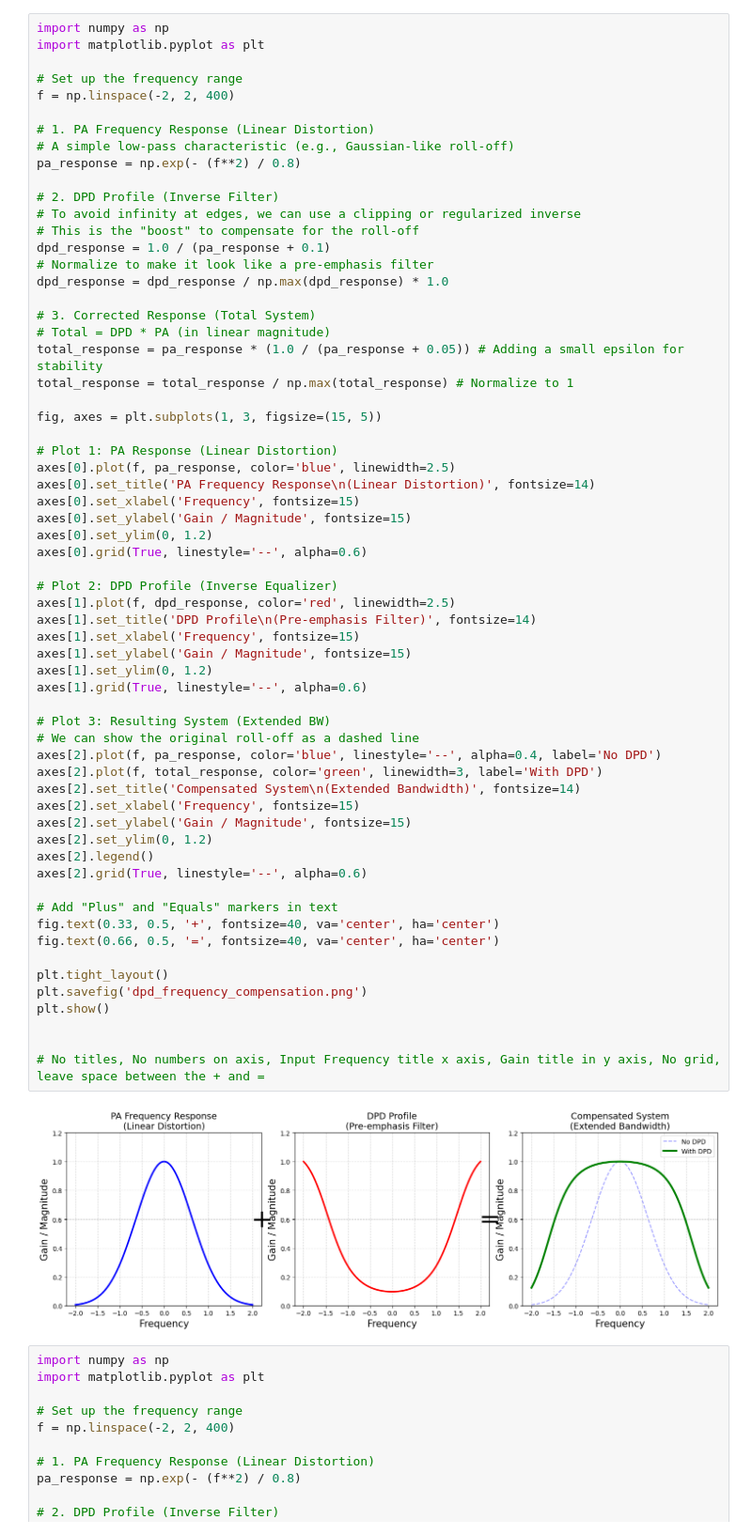
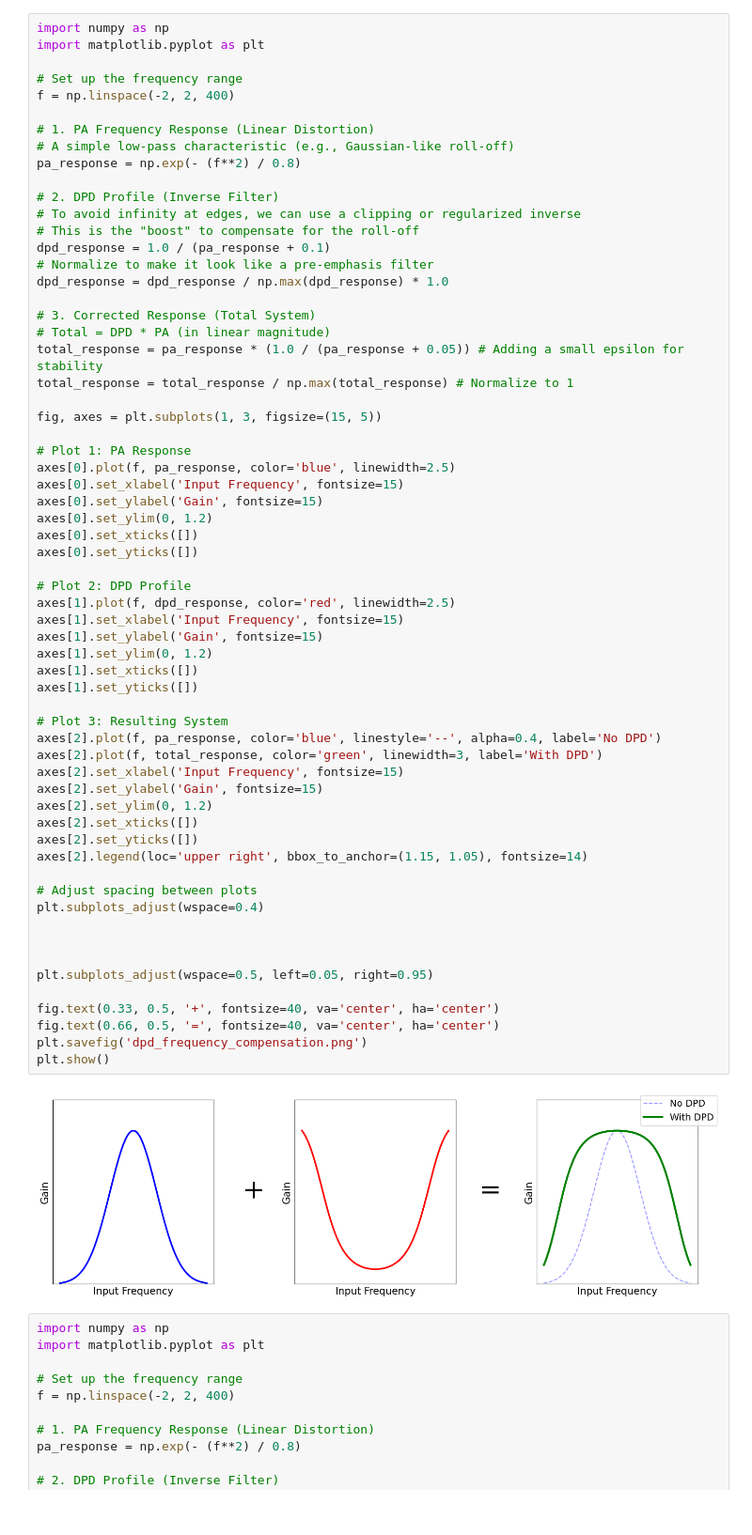
Before and after one commit to abdalrahimnaser/FYP, a Jupyter notebook: Experiementation/Plot_for_presentation.ipynb, the cells around one changed output. Shown at 94% size. Saved outputs shown, nothing was run; the diff lists cells and outputs as text.

```diff
--- a/Experiementation/Plot_for_presentation.ipynb
+++ b/Experiementation/Plot_for_presentation.ipynb
@@ -11,57 +11,57 @@ pa_response = np.exp(- (f**2) / 0.8)
 
 # 2. DPD Profile (Inverse Filter)
 # To avoid infinity at edges, we can use a clipping or regularized inverse
 # This is the "boost" to compensate for the roll-off
 dpd_response = 1.0 / (pa_response + 0.1)
 # Normalize to make it look like a pre-emphasis filter
 dpd_response = dpd_response / np.max(dpd_response) * 1.0
 
 # 3. Corrected Response (Total System)
 # Total = DPD * PA (in linear magnitude)
 total_response = pa_response * (1.0 / (pa_response + 0.05)) # Adding a small epsilon for stability
 total_response = total_response / np.max(total_response) # Normalize to 1
 
 fig, axes = plt.subplots(1, 3, figsize=(15, 5))
 
-# Plot 1: PA Response (Linear Distortion)
+# Plot 1: PA Response
 axes[0].plot(f, pa_response, color='blue', linewidth=2.5)
-axes[0].set_title('PA Frequency Response\n(Linear Distortion)', fontsize=14)
-axes[0].set_xlabel('Frequency', fontsize=15)
-axes[0].set_ylabel('Gain / Magnitude', fontsize=15)
+axes[0].set_xlabel('Input Frequency', fontsize=15)
+axes[0].set_ylabel('Gain', fontsize=15)
 axes[0].set_ylim(0, 1.2)
-axes[0].grid(True, linestyle='--', alpha=0.6)
+axes[0].set_xticks([])
+axes[0].set_yticks([])
 
-# Plot 2: DPD Profile (Inverse Equalizer)
+# Plot 2: DPD Profile
 axes[1].plot(f, dpd_response, color='red', linewidth=2.5)
-axes[1].set_title('DPD Profile\n(Pre-emphasis Filter)', fontsize=14)
-axes[1].set_xlabel('Frequency', fontsize=15)
-axes[1].set_ylabel('Gain / Magnitude', fontsize=15)
+axes[1].set_xlabel('Input Frequency', fontsize=15)
+axes[1].set_ylabel('Gain', fontsize=15)
 axes[1].set_ylim(0, 1.2)
-axes[1].grid(True, linestyle='--', alpha=0.6)
+axes[1].set_xticks([])
+axes[1].set_yticks([])
 
-# Plot 3: Resulting System (Extended BW)
-# We can show the original roll-off as a dashed line
+# Plot 3: Resulting System
 axes[2].plot(f, pa_response, color='blue', linestyle='--', alpha=0.4, label='No DPD')
 axes[2].plot(f, total_response, color='green', linewidth=3, label='With DPD')
-axes[2].set_title('Compensated System\n(Extended Bandwidth)', fontsize=14)
-axes[2].set_xlabel('Frequency', fontsize=15)
-axes[2].set_ylabel('Gain / Magnitude', fontsize=15)
+axes[2].set_xlabel('Input Frequency', fontsize=15)
+axes[2].set_ylabel('Gain', fontsize=15)
 axes[2].set_ylim(0, 1.2)
-axes[2].legend()
-axes[2].grid(True, linestyle='--', alpha=0.6)
+axes[2].set_xticks([])
+axes[2].set_yticks([])
+axes[2].legend(loc='upper right', bbox_to_anchor=(1.15, 1.05), fontsize=14)
 
-# Add "Plus" and "Equals" markers in text
+# Adjust spacing between plots
+plt.subplots_adjust(wspace=0.4)
+
+
+
+plt.subplots_adjust(wspace=0.5, left=0.05, right=0.95)
+
 fig.text(0.33, 0.5, '+', fontsize=40, va='center', ha='center')
 fig.text(0.66, 0.5, '=', fontsize=40, va='center', ha='center')
-
-plt.tight_layout()
 plt.savefig('dpd_frequency_compensation.png')
 plt.show()
-
-
-# No titles, No numbers on axis, Input Frequency title x axis, Gain title in y axis, No grid, leave space between the + and =
 # %% [output]
-[figure, old version]
+[figure, new version]
 # %%
 import numpy as np
 import matplotlib.pyplot as plt
```
Also changed, not shown: 20 other files.
